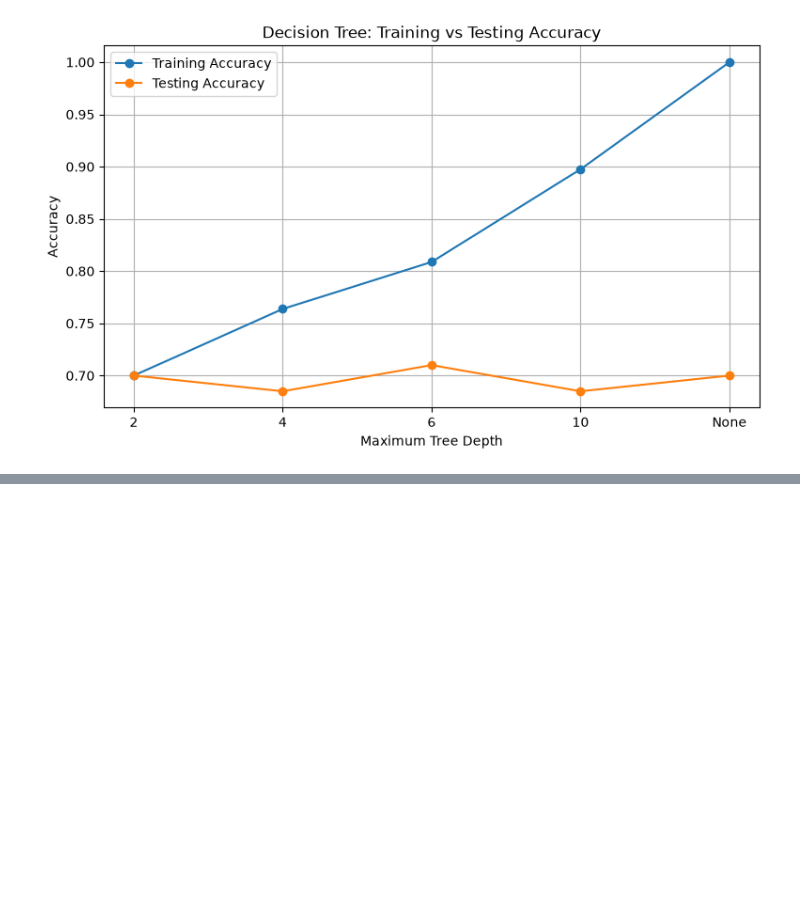
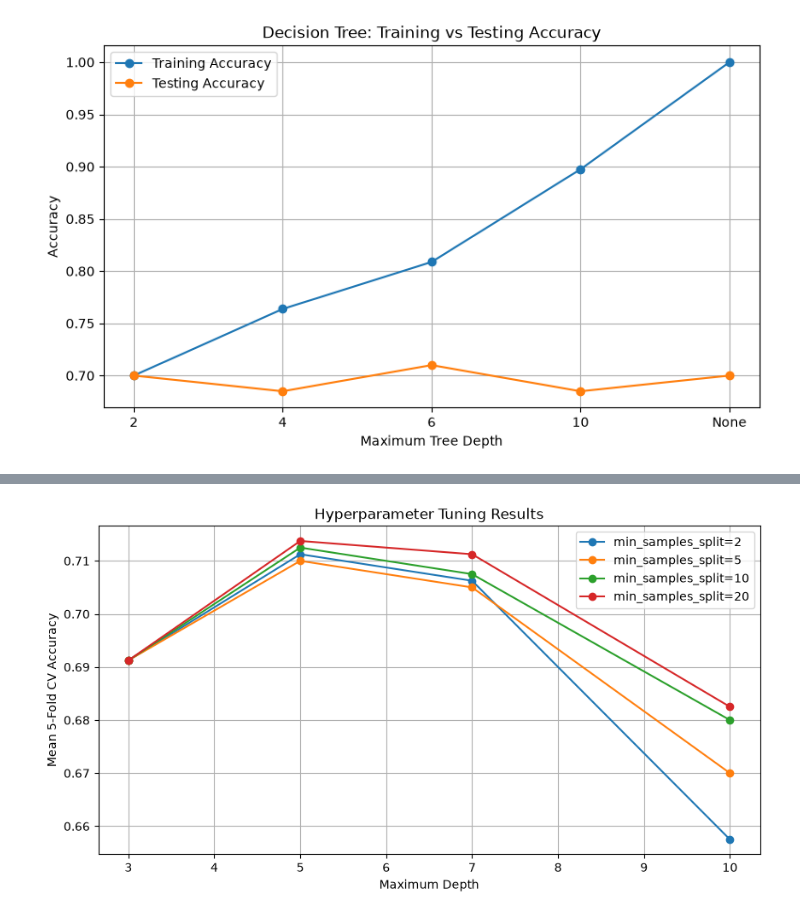
Before and after one commit to Lebika/AdelaSolutions_Training, a Jupyter notebook: mod4_T1.ipynb, the cells around one changed output, grey strips where cells are left out. Cells and saved outputs as stored; diff of their text form; code cells hidden in the pictures; blank space fills up the shorter version.

```diff
--- a/mod4_T1.ipynb
+++ b/mod4_T1.ipynb
@@ -538,0 +667,13 @@ plt.show()
+# %%
+cv_results = pd.DataFrame(grid_search.cv_results_)
+
+results_table = cv_results[[
+    "param_classifier__max_depth",
+    "param_classifier__min_samples_split",
+    "mean_train_score",
+    "mean_test_score",
+    "std_test_score",
+    "rank_test_score"
+]].sort_values("rank_test_score")
+
+print(results_table.round(4).to_string(index=False))
@@ -538,0 +698,23 @@ plt.show()
+# %%
+plt.figure(figsize=(10, 5))
+
+for split_value in [2, 5, 10, 20]:
+    subset = cv_results[
+        cv_results["param_classifier__min_samples_split"] == split_value
+    ].sort_values("param_classifier__max_depth")
+
+    plt.plot(
+        subset["param_classifier__max_depth"].astype(int),
+        subset["mean_test_score"],
+        marker="o",
+        label=f"min_samples_split={split_value}"
+    )
+
+plt.xlabel("Maximum Depth")
+plt.ylabel("Mean 5-Fold CV Accuracy")
+plt.title("Hyperparameter Tuning Results")
+plt.legend()
+plt.grid(True)
+plt.show()
+# %% [output]
+[figure, added]
```
Also changed, not shown: parts of 7 cells of this notebook.
